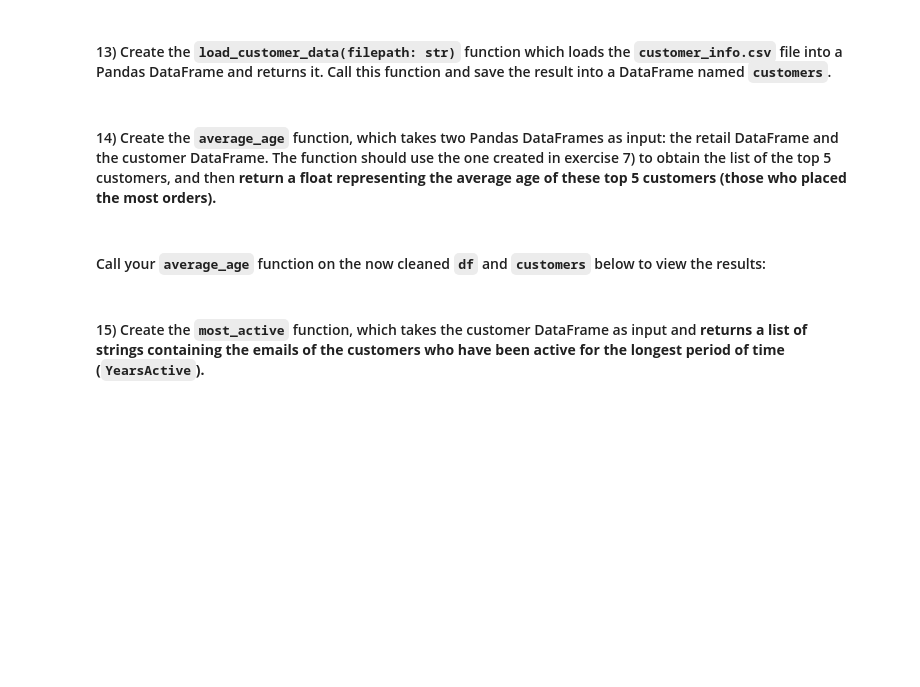
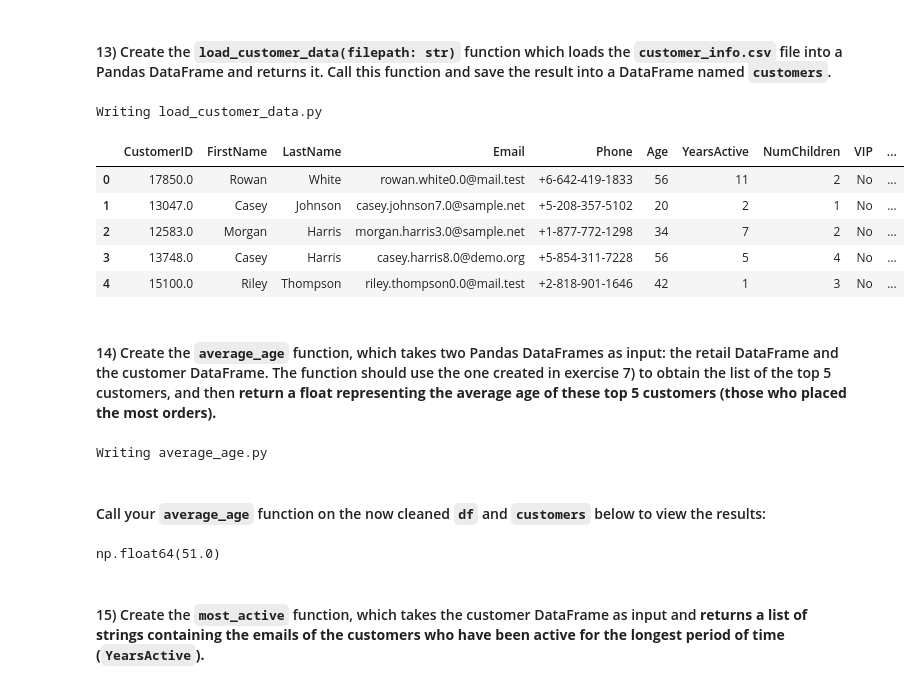
Before and after one commit to peppathecodingpig/programming-assignment-2, a Jupyter notebook: assignment_package/assignment.ipynb, the cells around one changed output. Drawn from its saved outputs; the diff is of its cells as text; code cells hidden in the pictures; blank space fills up the shorter version.

```diff
--- a/assignment_package/assignment.ipynb
+++ b/assignment_package/assignment.ipynb
@@ -420,15 +420,23 @@ country_best_product(df, "Portugal")
 import pandas as pd
 
 def load_customer_data(filepath: str) -> pd.DataFrame:
-    # Your code goes here
-    pass
+    return pd.read_csv(filepath,encoding="latin1")
+# %% [output]
+Writing load_customer_data.py
 # %%
 # Use the loading function with the file paths. Replace '...' with the path to 'customer_info.csv'
 %run load_customer_data.py
 # Here the correct arguments should be added
-customers = load_customer_data("...")
+customers = load_customer_data("customer_info.csv")
 
 customers.head()
+# %% [output]
+|  | CustomerID | FirstName | LastName | Email | Phone | Age | YearsActive | NumChildren | VIP | ... |
+| 0 | 17850.0 | Rowan | White | rowan.white0.0@mail.test | +6-642-419-1833 | 56 | 11 | 2 | No | ... |
+| 1 | 13047.0 | Casey | Johnson | casey.johnson7.0@sample.net | +5-208-357-5102 | 20 | 2 | 1 | No | ... |
+| 2 | 12583.0 | Morgan | Harris | morgan.harris3.0@sample.net | +1-877-772-1298 | 34 | 7 | 2 | No | ... |
+| 3 | 13748.0 | Casey | Harris | casey.harris8.0@demo.org | +5-854-311-7228 | 56 | 5 | 4 | No | ... |
+| 4 | 15100.0 | Riley | Thompson | riley.thompson0.0@mail.test | +2-818-901-1646 | 42 | 1 | 3 | No | ... |
 # %% [markdown]
 #### 14) Create the **`average_age`** function, which takes two Pandas DataFrames as input: the retail DataFrame and the customer DataFrame. The function should use the one created in exercise 7) to obtain the list of the top 5 customers, and then **return a float representing the average age of these top 5 customers (those who placed the most orders).**
 # %%
@@ -438,14 +446,19 @@ from top_five_cust import top_five_cust
 
 def average_age(df, customers) -> float:
 
-    # Your code goes here
-    pass
+    top_5 = top_five_cust(df)
+
+    return customers[customers["CustomerID"].isin(top_5)]["Age"].mean()
+# %% [output]
+Writing average_age.py
 # %% [markdown]
 #### Call your `average_age` function on the now cleaned `df` and `customers` below to view the results:
 # %%
 %run average_age.py
 # Here the correct arguments should be added
-average_age(..., ...)
+average_age(df, customers)
+# %% [output]
+np.float64(51.0)
 # %% [markdown]
 #### 15) Create the **`most_active`** function, which takes the customer DataFrame as input and **returns a list of strings containing the emails of the customers who have been active for the longest period of time (`YearsActive`).**
 # %%
```
Also changed, not shown: parts of 6 cells of this notebook, 5 other files.
